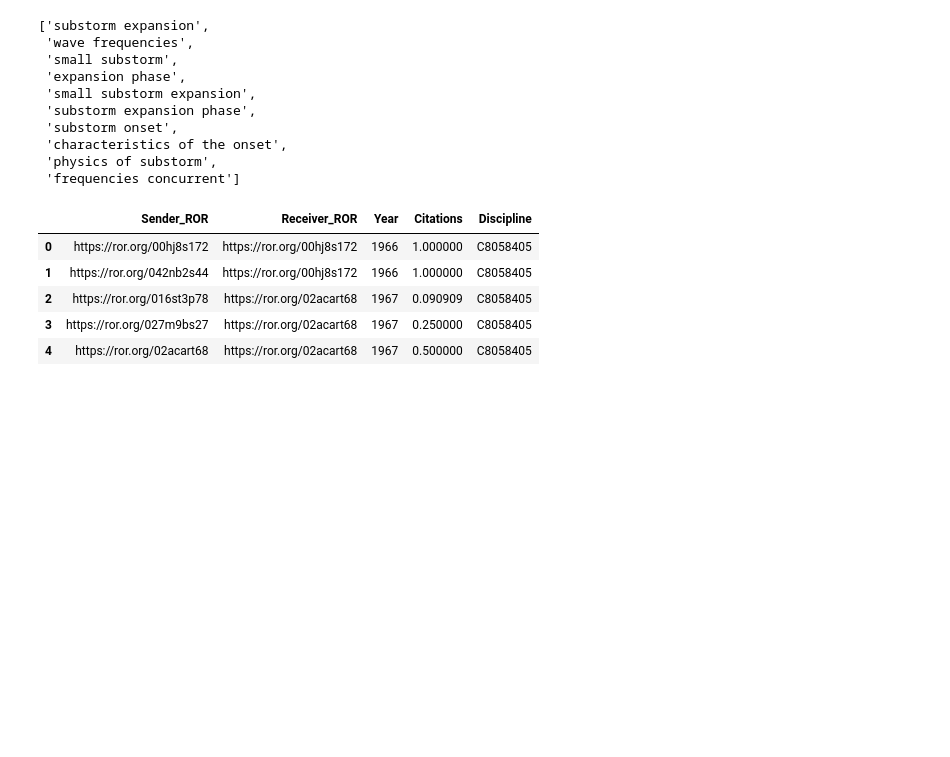
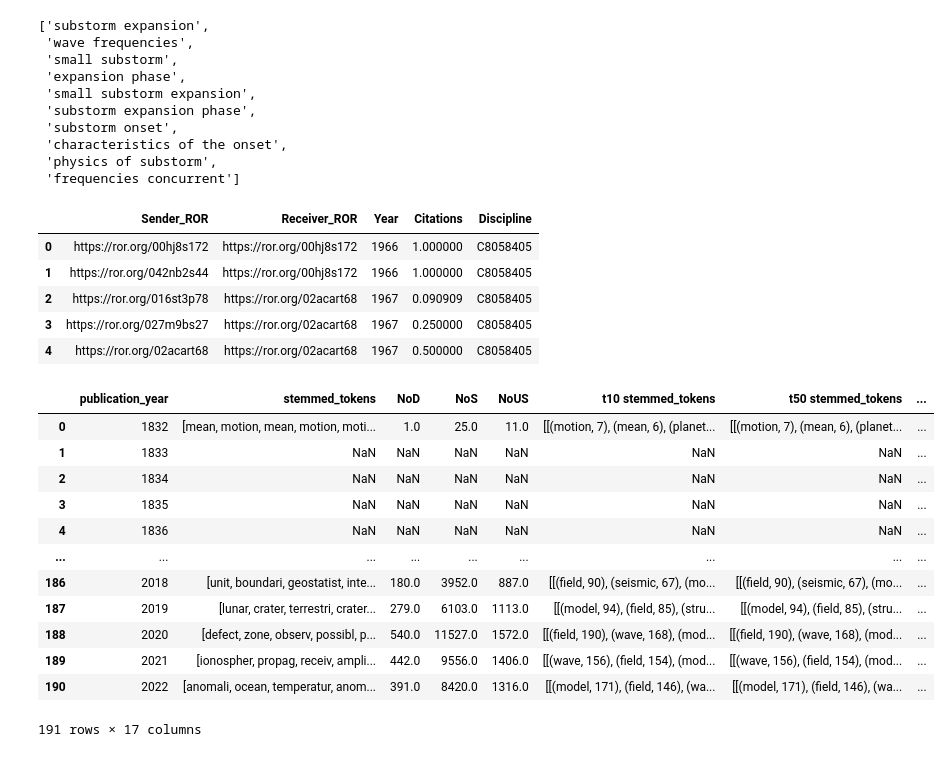
Before and after one commit to sdbaier/CMSC-35620, a Jupyter notebook: preprocess.ipynb, the cells around one changed output. Saved outputs shown, nothing was run; the diff lists cells and outputs as text; code cells hidden in the pictures; blank space fills up the shorter version.

```diff
--- a/preprocess.ipynb
+++ b/preprocess.ipynb
@@ -251,3 +254,27 @@ def wordcounter_abs_and_perc(dataframe, column, n, percentage):
         # dataframe[new_column] =  dataframe[new_column].apply(np.ravel)
 
     return dataframe
+# %%
+import nltk
+from nltk.stem.snowball import SnowballStemmer
+
+regex = r'[^a-z\s]'
+
+def tokenize(text):
+    '''
+    Cleans, tokenizes + stems Pandas series of strings
+    Returns pandas series of lists of tokens
+    '''
+    # Clean text with regex
+    clean = text.str.lower().str.replace(regex, '', regex=True)
+
+    # Anonymous tokenizer + stemmer functions
+    stop = nltk.corpus.stopwords.words('english')
+    tokenize = lambda text: [i for i in nltk.word_tokenize(text) if i not in stop]
+    stemmer = lambda tokens: [SnowballStemmer('english').stem(token) for token in tokens]
+
+    # Tokenize and stem clean text
+    tokens = clean.apply(tokenize)
+    stemmed_tokens = tokens.apply(stemmer)
+
+    return stemmed_tokens
@@ -254 +332,17 @@ def wordcounter_abs_and_perc(dataframe, column, n, percentage):
+# %%
+f
+# %% [output]
+|  | publication_year | stemmed_tokens | NoD | NoS | NoUS | t10 stemmed_tokens | t50 stemmed_tokens | ... |
+| 0 | 1832 | [mean, motion, mean, motion, moti... | 1.0 | 25.0 | 11.0 | [[(motion, 7), (mean, 6), (planet... | [[(motion, 7), (mean, 6), (planet... | ... |
+| 1 | 1833 | NaN | NaN | NaN | NaN | NaN | NaN | ... |
+| 2 | 1834 | NaN | NaN | NaN | NaN | NaN | NaN | ... |
+| 3 | 1835 | NaN | NaN | NaN | NaN | NaN | NaN | ... |
+| 4 | 1836 | NaN | NaN | NaN | NaN | NaN | NaN | ... |
+| ... | ... | ... | ... | ... | ... | ... | ... | ... |
+| 186 | 2018 | [unit, boundari, geostatist, inte... | 180.0 | 3952.0 | 887.0 | [[(field, 90), (seismic, 67), (mo... | [[(field, 90), (seismic, 67), (mo... | ... |
+| 187 | 2019 | [lunar, crater, terrestri, crater... | 279.0 | 6103.0 | 1113.0 | [[(model, 94), (field, 85), (stru... | [[(model, 94), (field, 85), (stru... | ... |
+| 188 | 2020 | [defect, zone, observ, possibl, p... | 540.0 | 11527.0 | 1572.0 | [[(field, 190), (wave, 168), (mod... | [[(field, 190), (wave, 168), (mod... | ... |
+| 189 | 2021 | [ionospher, propag, receiv, ampli... | 442.0 | 9556.0 | 1406.0 | [[(wave, 156), (field, 154), (mod... | [[(wave, 156), (field, 154), (mod... | ... |
+| 190 | 2022 | [anomali, ocean, temperatur, anom... | 391.0 | 8420.0 | 1316.0 | [[(model, 171), (field, 146), (wa... | [[(model, 171), (field, 146), (wa... | ... |
+191 rows × 17 columns
 # %%
```
Also changed, not shown: parts of 5 cells of this notebook, 1 other file.
